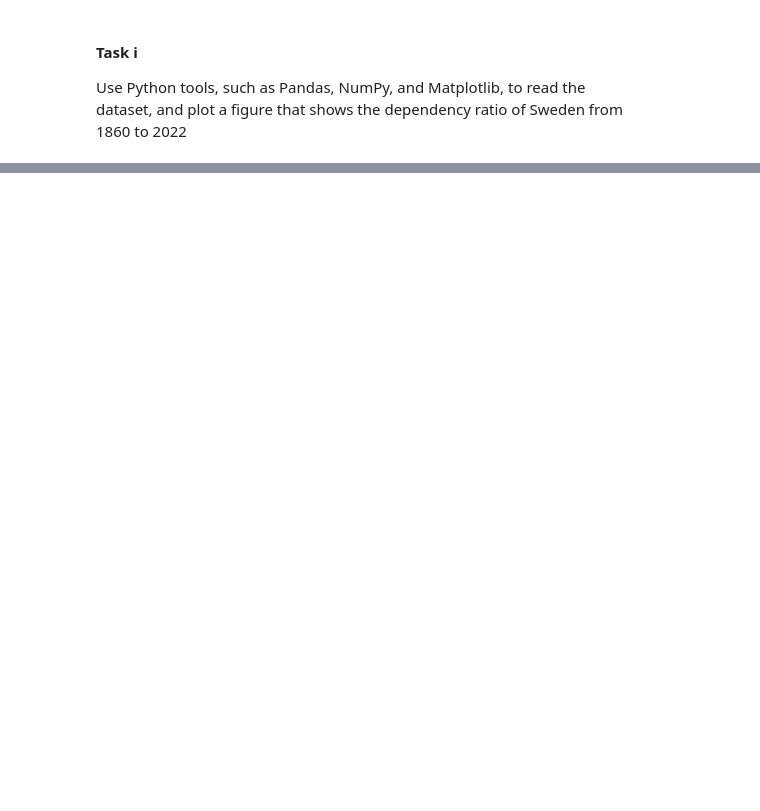
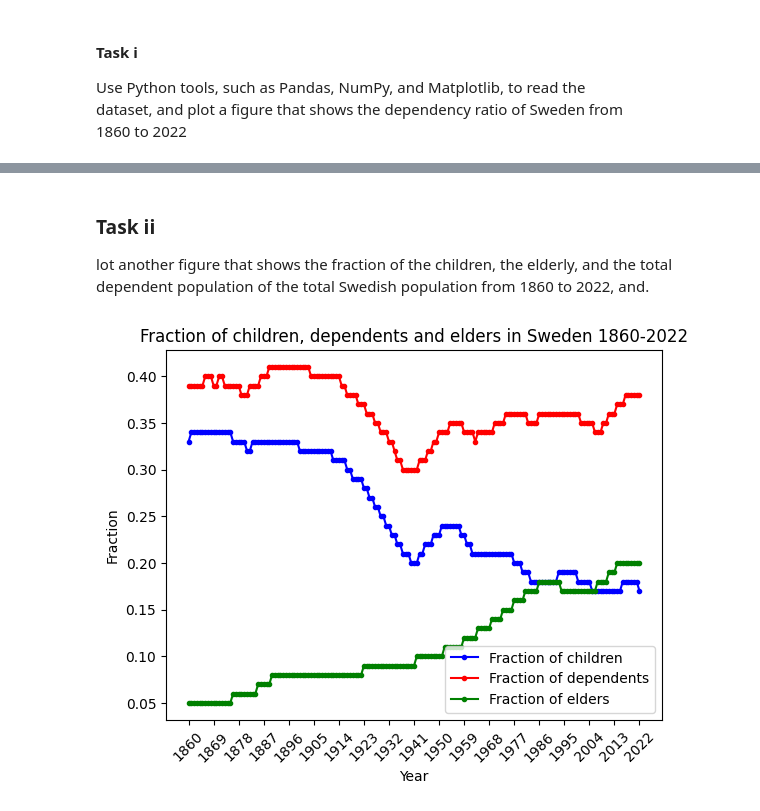
Before and after one commit to willayy/Data-Science-and-AI-DIT407, a Jupyter notebook: Lab 1/lab1.ipynb, the cells around one changed output, grey strips where cells are left out. Cells and saved outputs as stored; diff of their text form; code cells hidden in the pictures; blank space fills up the shorter version.

Commit message:
Task ii

```diff
--- a/Lab 1/lab1.ipynb
+++ b/Lab 1/lab1.ipynb
@@ -46,0 +46,41 @@ plt.show()
+# %% [markdown]
+### Task ii
+lot another figure that shows the fraction of the children, the elderly, and
+the total dependent population of the total Swedish population from 1860
+to 2022, and.
+# %%
+children_ages = [str(i) for i in range(0,15)]
+eleders_ages = [str(i) for i in range(65,110)]
+eleders_ages.append('110+')
+
+total_children_df = raw_df[raw_df['age'].isin(children_ages)] \
+    .groupby('age').sum() \
+    .groupby('sex').sum() \
+    .rename_axis('type') \
+    .rename(index={'menwomen': 'children'})
+
+total_edlers_df = raw_df[raw_df['age'].isin(eleders_ages)] \
+    .groupby('age').sum() \
+    .groupby('sex').sum() \
+    .rename_axis('type') \
+    .rename(index={'menwomen': 'elders'})
+
+age_groups_df = pd.concat([total_children_df, total_work_df, total_edlers_df, total_dep_df])
+age_groups_df.loc['fraction children'] = round((age_groups_df.loc['children'] / (age_groups_df.loc['depending'] + age_groups_df.loc['worker'])),2)
+age_groups_df.loc['fraction elders'] = round((age_groups_df.loc['elders'] / (age_groups_df.loc['depending'] + age_groups_df.loc['worker'])),2)
+age_groups_df.loc['fraction dependent'] = round((age_groups_df.loc['depending'] / (age_groups_df.loc['depending'] + age_groups_df.loc['worker'])),2)
+
+age_groups_df = age_groups_df.T # Transpose the dataframe to make it easier to plot
+age_groups_df.reset_index(inplace=True) # Reset the index to make it easier to plot
+
+plt.plot(age_groups_df['index'], age_groups_df['fraction children'], marker='.', color = 'blue', label = 'Fraction of children')
+plt.plot(age_groups_df['index'], age_groups_df['fraction dependent'], marker='.', color = 'red', label = 'Fraction of dependents')
+plt.plot(age_groups_df['index'], age_groups_df['fraction elders'], marker='.', color = 'green', label = 'Fraction of elders')
+plt.title('Fraction of children, dependents and elders in Sweden 1860-2022')
+plt.xlabel('Year')
+plt.ylabel('Fraction')
+plt.xticks(age_groups_df.index[::9], rotation=45) # Show every 9th year
+plt.legend(loc='lower right')
+plt.show()
+# %% [output]
+[figure, added]
```
Also changed, not shown: parts of 1 cell of this notebook.
